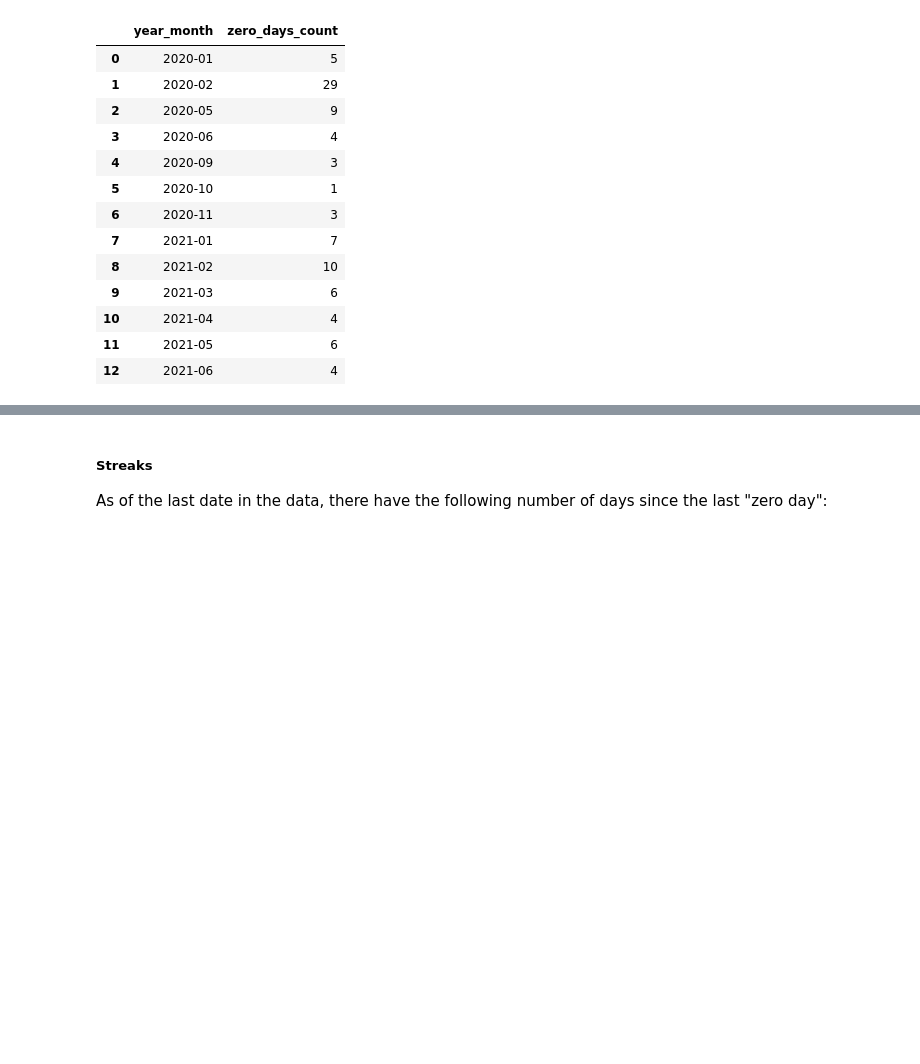
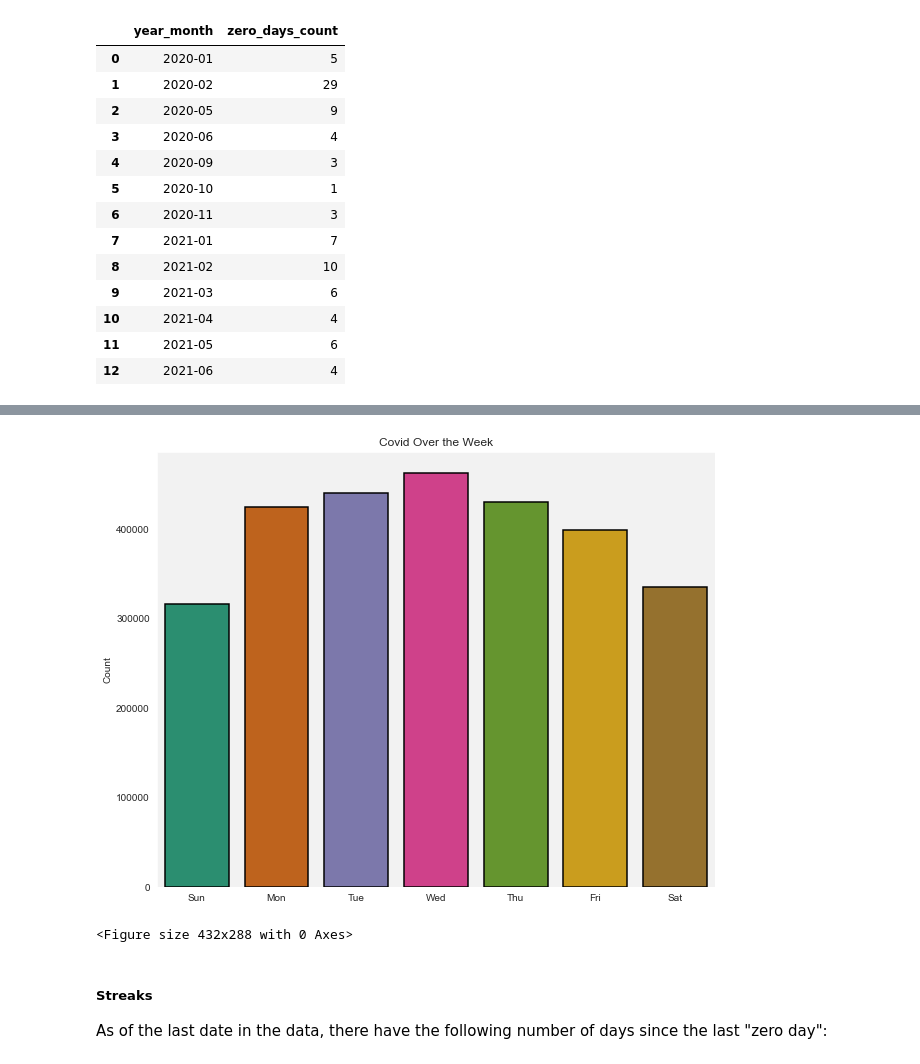
Before and after one commit to henrylin03/covid-nsw, a Jupyter notebook: covid-nsw.ipynb, the cells around one changed output, grey strips where cells are left out. Cells and saved outputs as stored; diff of their text form; code cells hidden in the pictures; blank space fills up the shorter version.

```diff
--- a/covid-nsw.ipynb
+++ b/covid-nsw.ipynb
@@ -230,0 +274,17 @@ pd.read_sql_query(
+# %%
+days_of_wk = pd.read_sql_query(
+    """
+    SELECT
+        SUBSTR(
+            'SunMonTueWedThuFriSat',
+            1 + 3 * STRFTIME('%w', notification_date), 3
+        ) AS 'day_of_wk',
+        SUM(confirmed_cases_count) AS 'cases_count'
+    FROM covid
+    GROUP BY 1
+    ORDER BY STRFTIME('%w', notification_date)
+""",
+    engine,
+)
+
+days_of_wk
@@ -231,3 +300,17 @@ pd.read_sql_query(
+# %%
+sns.set_palette("Dark2")
+
+fig, ax = plt.subplots(figsize=(10, 8))
+
+sns.barplot(data=days_of_wk, x="day_of_wk", y="cases_count",
+            edgecolor="black", linewidth=1.5, ax=ax)\
+    .set(xlabel=None, ylabel="Count", title="Covid Over the Week")
+
+plt.show()
+plt.clf()
+# %% [output]
+[figure, added]
+<Figure size 432x288 with 0 Axes>
 # %% [markdown]
 ##### Streaks
 As of the last date in the data, there have the following number of days since the last "zero day":
```
Also changed, not shown: parts of 8 cells of this notebook.
